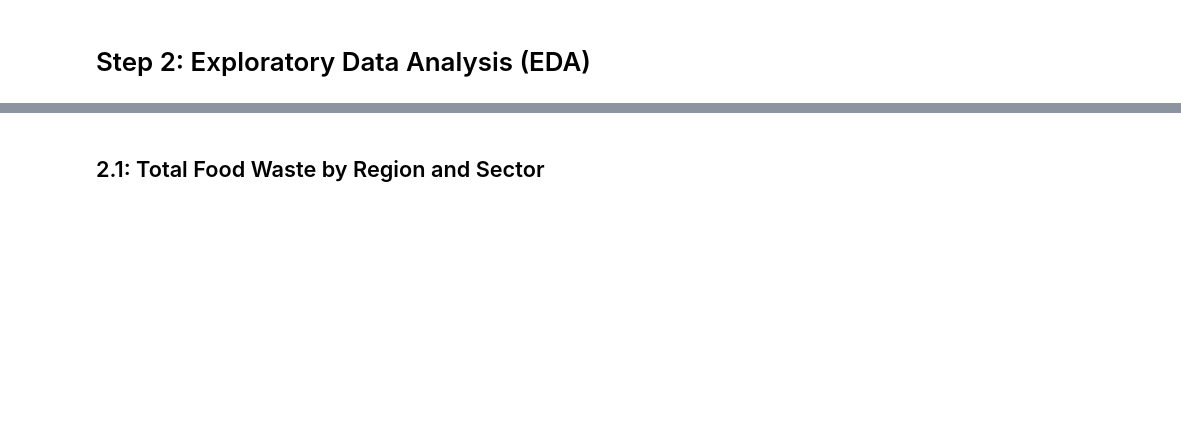
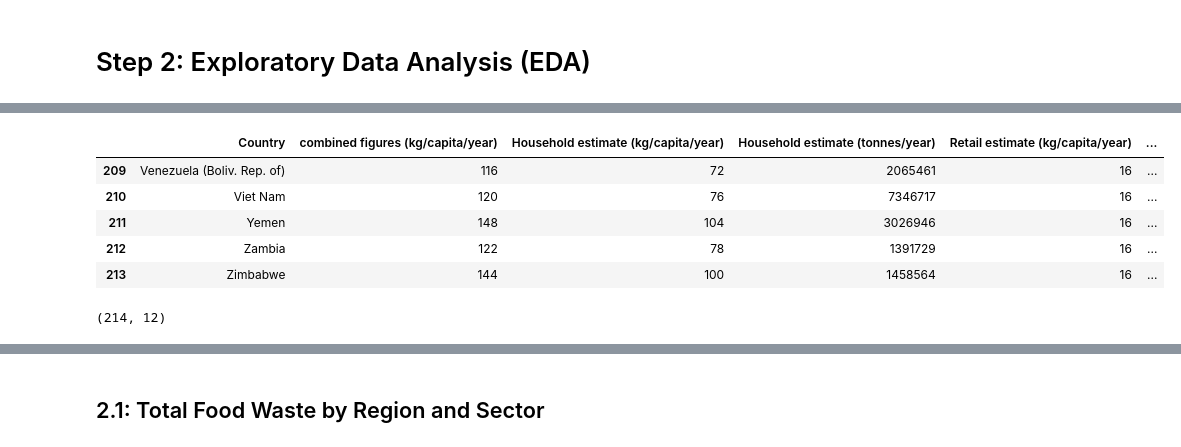
Before and after one commit to RaghadAlzahranii/Food-waste-analysis, a Jupyter notebook: food_waste_analysis.ipynb, the cells around one changed output, grey strips where cells are left out. Cells and saved outputs as stored; diff of their text form; code cells hidden in the pictures; blank space fills up the shorter version.

```diff
--- a/food_waste_analysis.ipynb
+++ b/food_waste_analysis.ipynb
@@ -31,0 +56,13 @@ df.head()
+# %%
+df.tail(5)
+# %% [output]
+|  | Country | combined figures (kg/capita/year) | Household estimate (kg/capita/year) | Household estimate (tonnes/year) | Retail estimate (kg/capita/year) | ... |
+| 209 | Venezuela (Boliv. Rep. of) | 116 | 72 | 2065461 | 16 | ... |
+| 210 | Viet Nam | 120 | 76 | 7346717 | 16 | ... |
+| 211 | Yemen | 148 | 104 | 3026946 | 16 | ... |
+| 212 | Zambia | 122 | 78 | 1391729 | 16 | ... |
+| 213 | Zimbabwe | 144 | 100 | 1458564 | 16 | ... |
+# %%
+df.shape
+# %% [output]
+(214, 12)
```
Also changed, not shown: parts of 14 cells of this notebook.
